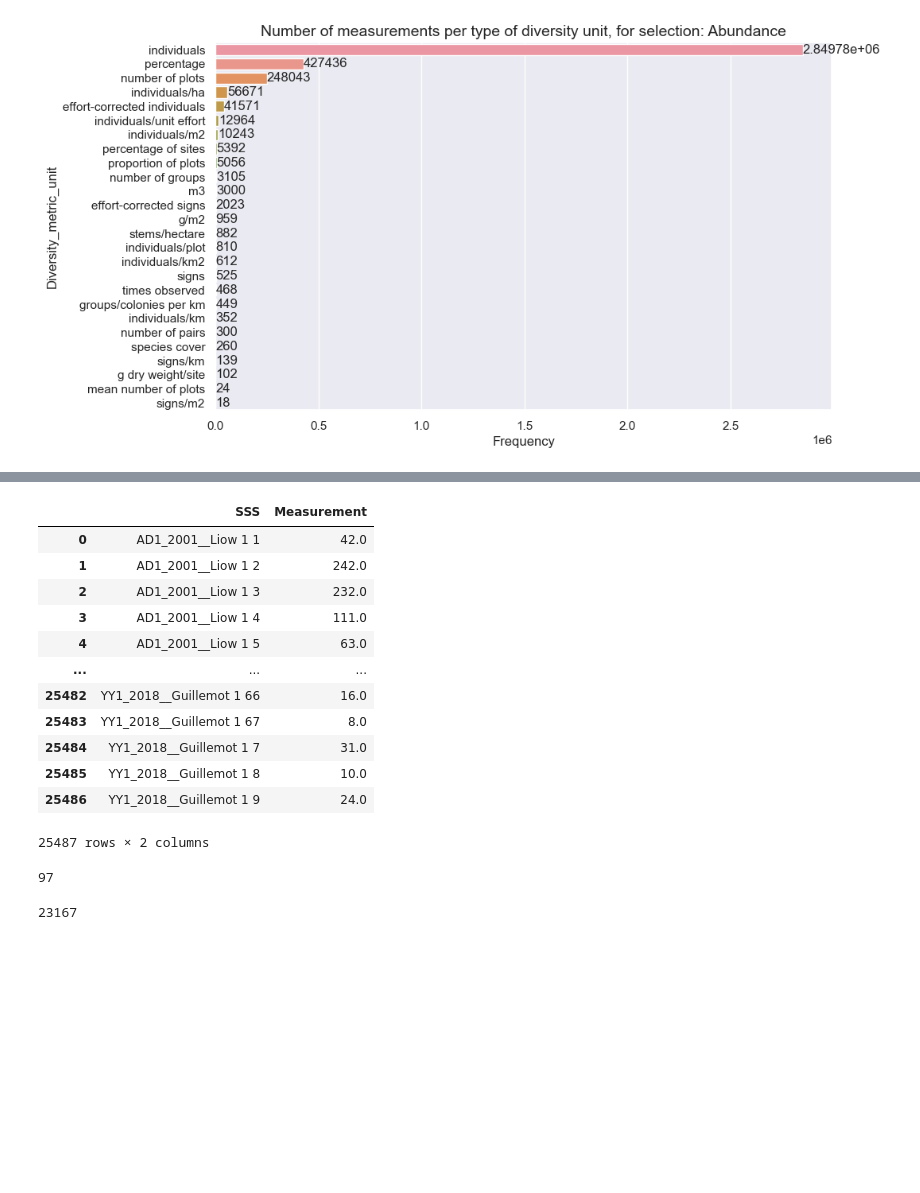
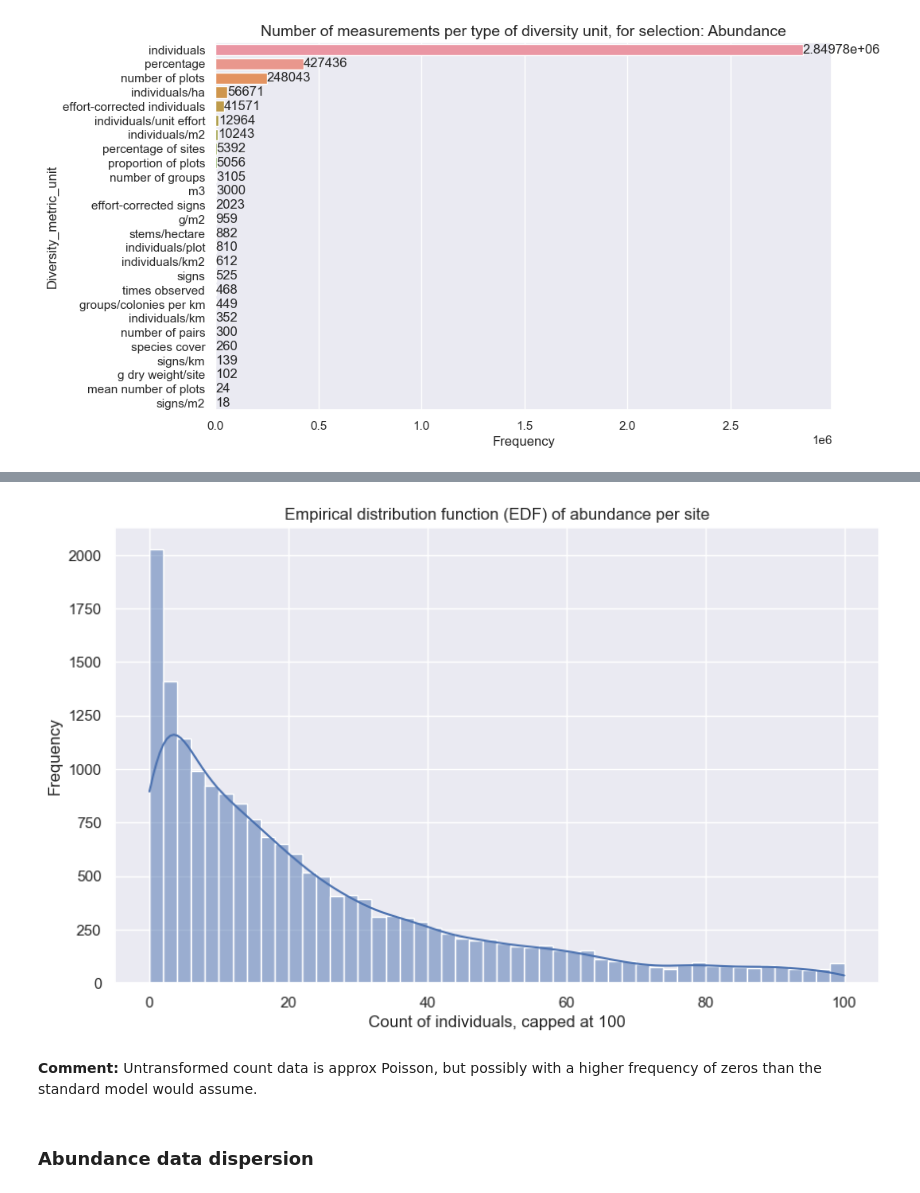
Before and after one commit to j-nystrom/biodiversity-impacts, a Jupyter notebook: notebooks/predicts_data_exploration.ipynb, the cells around one changed output, grey strips where cells are left out. Drawn from its saved outputs; the diff is of its cells as text; code cells hidden in the pictures; blank space fills up the shorter version.

```diff
--- a/notebooks/predicts_data_exploration.ipynb
+++ b/notebooks/predicts_data_exploration.ipynb
@@ -574,4 +622,8 @@ def plot_histogram_with_density(df, column, bins=50, kde=True):
 # %%
-plot_histogram_with_density(
-    df_ind_count_per_site, column="Measurement", bins=50, kde=True
-)
+# Perform similar analysis, but instead of log transform, filter out large values
+upper_lim = 100
+
+# Filter data for upper limit
+df_ind_count_lim = df_ind_count_per_site.copy()
+mask = df_ind_count_lim["Tot_abundance"] <= upper_lim
+df_ind_count_lim = df_ind_count_lim[mask]
@@ -589,24 +630,15 @@ df_ind_count_per_site = pd.DataFrame(
-# %%
-df_ind_count_per_site
-# %% [output]
-|  | SSS | Measurement |
-| 0 | AD1_2001__Liow 1 1 | 42.0 |
-| 1 | AD1_2001__Liow 1 2 | 242.0 |
-| 2 | AD1_2001__Liow 1 3 | 232.0 |
-| 3 | AD1_2001__Liow 1 4 | 111.0 |
-| 4 | AD1_2001__Liow 1 5 | 63.0 |
-| ... | ... | ... |
-| 25482 | YY1_2018__Guillemot 1 66 | 16.0 |
-| 25483 | YY1_2018__Guillemot 1 67 | 8.0 |
-| 25484 | YY1_2018__Guillemot 1 7 | 31.0 |
-| 25485 | YY1_2018__Guillemot 1 8 | 10.0 |
-| 25486 | YY1_2018__Guillemot 1 9 | 24.0 |
-25487 rows × 2 columns
-# %%
-len(df_ind_count_per_site.loc[df_ind_count_per_site["Measurement"] > 100000])
-# %% [output]
-97
-# %%
-len(df_ind_count_per_site.loc[df_ind_count_per_site["Measurement"] <= 1000])
-# %% [output]
-23167
+# %%
+plot_histogram_with_density(
+    df_ind_count_lim,
+    data_col="Tot_abundance",
+    title="Empirical distribution function (EDF) of abundance per site",
+    xlabel=f"Count of individuals, capped at {upper_lim}",
+    bins=50,
+    kde=True,
+)
+# %% [output]
+[figure, added]
+# %% [markdown]
+**Comment:** Untransformed count data is approx Poisson, but possibly with a higher frequency of zeros than the standard model would assume.
+# %% [markdown]
+### Abundance data dispersion
```
Also changed, not shown: parts of 44 cells of this notebook.
